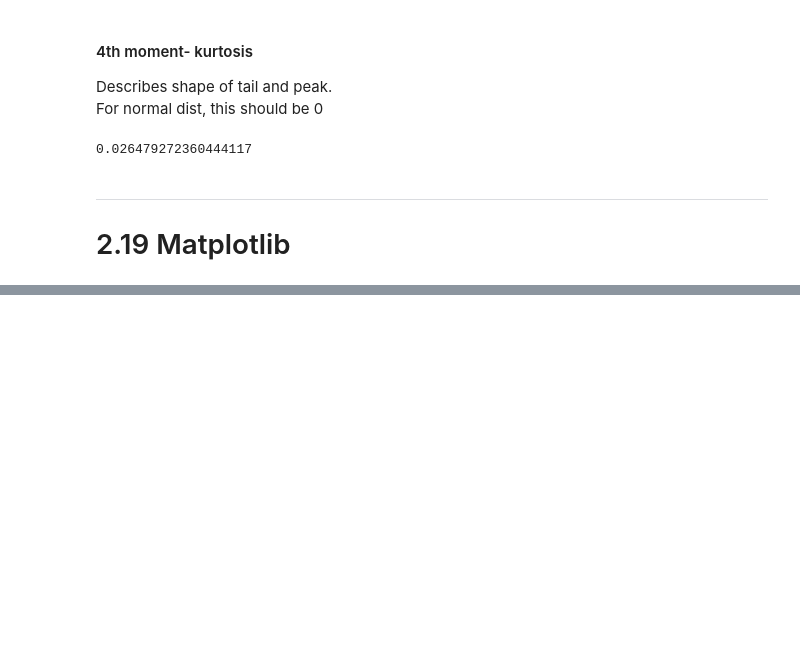
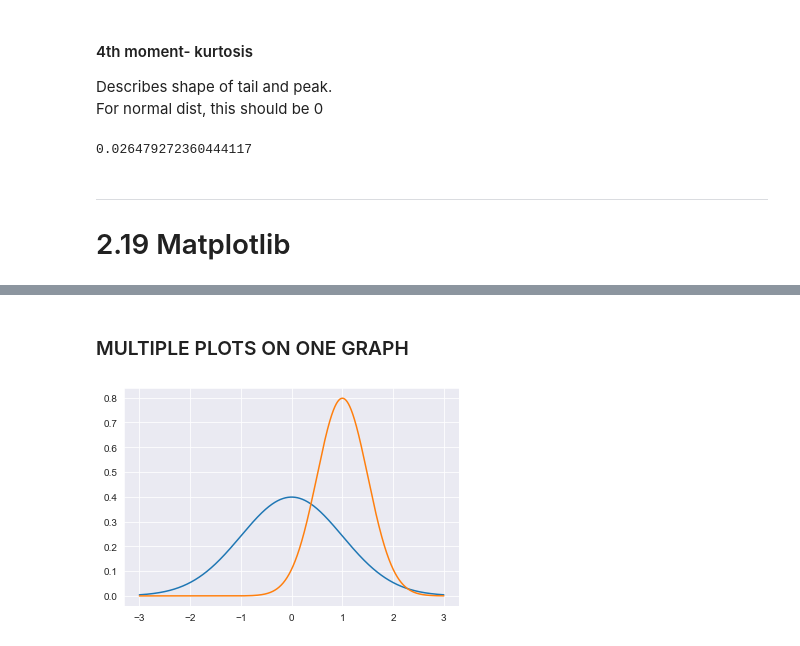
Before and after one commit to Ozxahmed/ML_DS_DL_Udemy_Course, a Jupyter notebook: s2_statistics_probability_refresher.ipynb, the cells around one changed output, grey strips where cells are left out. Cells and saved outputs as stored; diff of their text form; code cells hidden in the pictures; blank space fills up the shorter version.

```diff
--- a/s2_statistics_probability_refresher.ipynb
+++ b/s2_statistics_probability_refresher.ipynb
@@ -319,0 +329,4 @@ np.ra
+# %%
+x = np.arange(-3, 3, 0.001)
+
+plt.plot(x, norm.pdf(x));
@@ -319,0 +335,7 @@ np.ra
+# %% [markdown]
+### MULTIPLE PLOTS ON ONE GRAPH
+# %%
+plt.plot(x, norm.pdf(x))
+plt.plot(x, norm.pdf(x, 1.0, 0.5)); #mean = 1.0; std = 0.5
+# %% [output]
+[figure, added]
```
Also changed, not shown: parts of 38 cells of this notebook, 1 other file.
